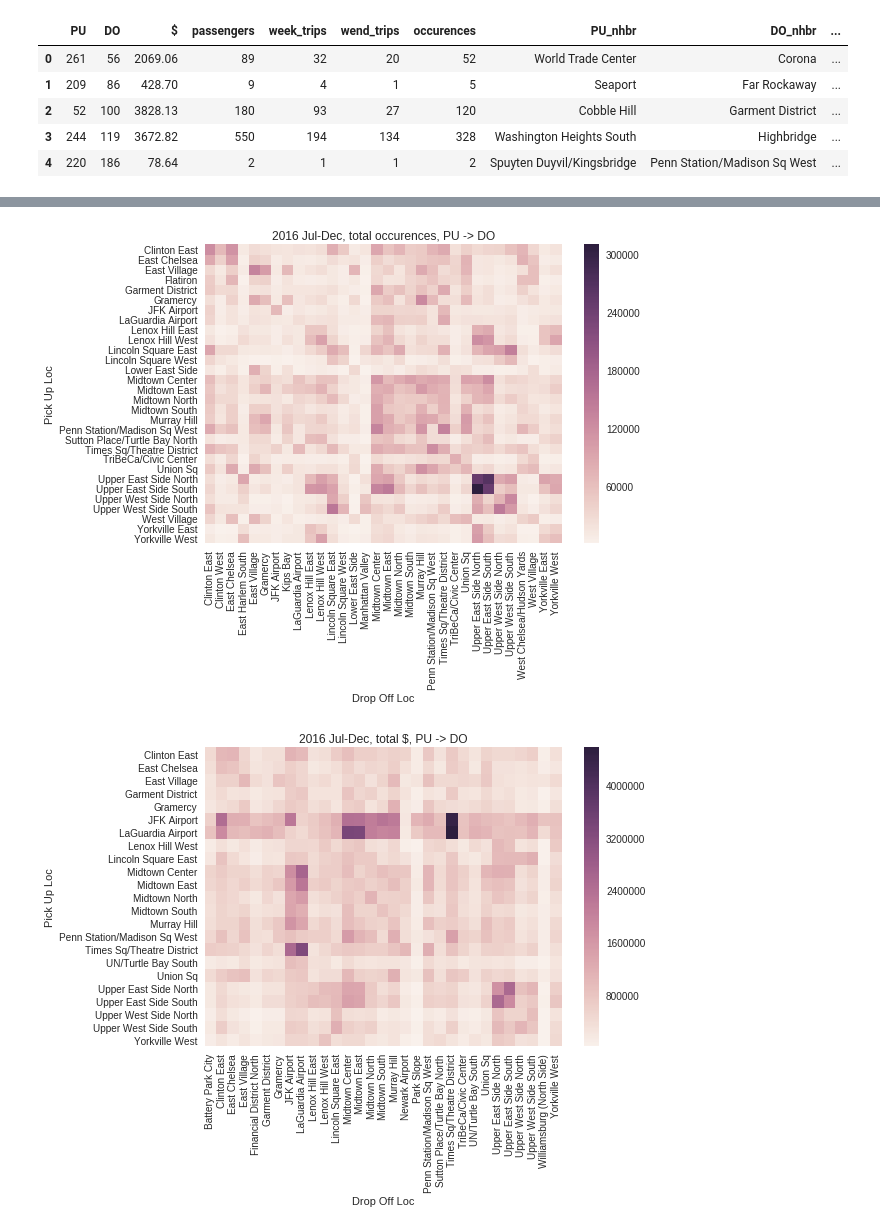
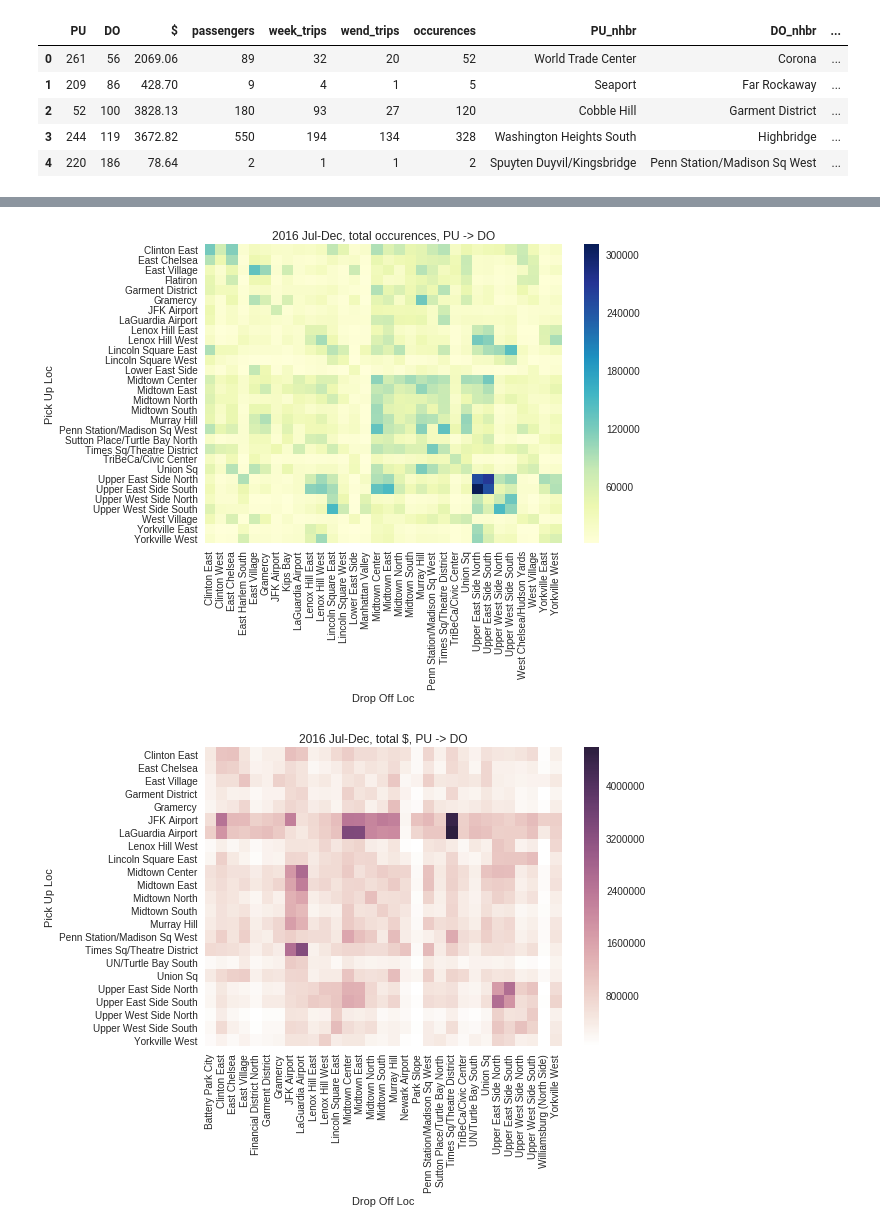
Before and after one commit to Shasha-Lin/Taxi_Uber_Usage, a Jupyter notebook: nhbr_heatmaps.ipynb, the cells around one changed output, grey strips where cells are left out. Saved outputs shown, nothing was run; the diff lists cells and outputs as text; code cells hidden in the pictures.

```diff
--- a/nhbr_heatmaps.ipynb
+++ b/nhbr_heatmaps.ipynb
@@ -82,38 +60,43 @@ data
 # %%
 import seaborn as sns; sns.set()
 
-def matrix(string, avg = False, centered=False ):
+#c1 = sns.palplot(sns.color_palette("BrBG", 7))
+#coolwarm = sns.palplot(sns.color_palette("coolwarm", 7))
+default = sns.cubehelix_palette(light=1, as_cmap=True)
+
+def matrix(string, colors = default, avg = False, centered=False ):
+
     display = data.sort_values(by=string, ascending = False)#, ascending=[1, 0])
     if string=='fun_ratio':
         display = data.sort_values(by='occurences', ascending = False)
     display = display.iloc[0:150 ,:]
 
     flights = display.pivot("PU_nhbr", "DO_nhbr", string).fillna(0)
     for index, row in flights.iterrows():
         for col in row.index:
             value = data[(data['DO_nhbr'] == col) & (
                     data['PU_nhbr'] == index)][string].values
             # passenger per trip or $ per trip
             if avg:
                 value /= data[(data['DO_nhbr'] == col) & (
                     data['PU_nhbr'] == index)]['occurences']
             flights = flights.set_value(
                 index, col, value[0])
 
     # to stop centering the heatmap at
     # median value, comment out center argument
     if centered:
-        ax= sns.heatmap(flights, center = display[string].median())
+        ax= sns.heatmap(flights, cmap = colors, center = display[string].median())
     else:
-        ax= sns.heatmap(flights)#, center = display[string].median())#,cmap=cmap)
+        ax= sns.heatmap(flights, cmap= colors)#, center = display[string].median())#,cmap=cmap)
     plt.title('2016 Jul-Dec, total %s, PU -> DO' %(string) )
     plt.ylabel('Pick Up Loc')
     plt.xlabel('Drop Off Loc')
     if avg:
         plt.title('2016 Jul-Dec, avg %s per trips PU -> DO' %(string) )
 
-matrix('occurences')
+matrix('occurences', "YlGnBu")
 # %% [output]
-[figure, old version]
+[figure, new version]
 # %%
 matrix('$')
```
Also changed, not shown: parts of 2 cells of this notebook.
